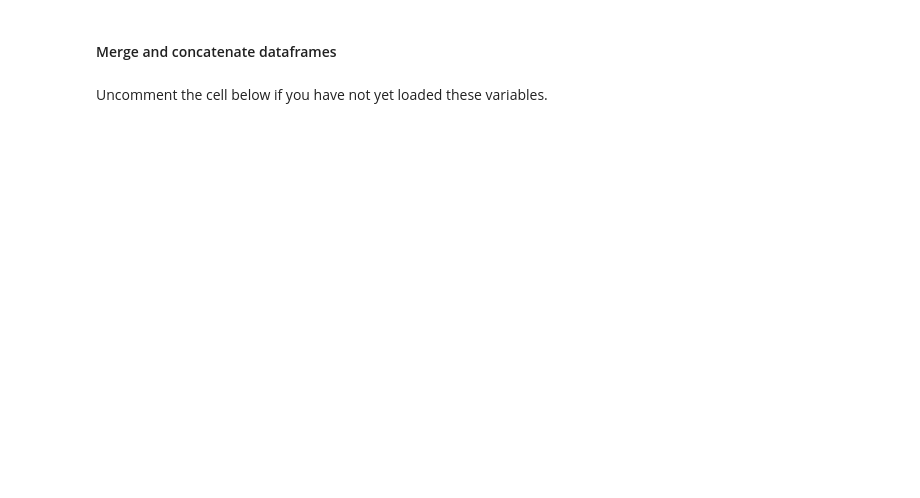
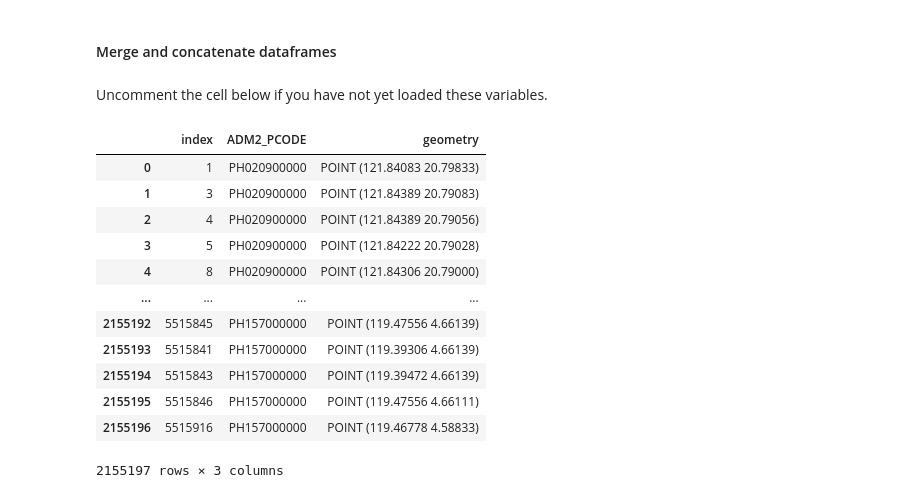
Before and after one commit to thinkingmachines/osm-completeness, a Jupyter notebook: notebooks/1_Methodology.ipynb, the cells around one changed output. Drawn from its saved outputs; the diff is of its cells as text; code cells hidden in the pictures; blank space fills up the shorter version.

```diff
--- a/notebooks/1_Methodology.ipynb
+++ b/notebooks/1_Methodology.ipynb
@@ -380,0 +500,4 @@ phl_pixels_no_buildings_sjoin_adm3.to_file(
+# %%
+phl_adm2 = gpd.read_file(
+    "../download_data/phl_adm_all/phl_admbnda_adm2_psa_namria_20200529.shp"
+)
@@ -380,0 +506,24 @@ phl_pixels_no_buildings_sjoin_adm3.to_file(
+# %%
+phl_pixels_with_buildings_sjoin_adm2 = gpd.sjoin(
+    phl_pixels_with_buildings, phl_adm2, how="left", op="within"
+)
+# %%
+phl_pixels_with_buildings_sjoin_adm2.drop(
+    columns=[
+        "index_right",
+        "Shape_Leng",
+        "Shape_Area",
+        "ADM2_EN",
+        "ADM2_REF",
+        "ADM2ALT1EN",
+        "ADM2ALT2EN",
+        "ADM1_EN",
+        "ADM1_PCODE",
+        "ADM0_EN",
+        "ADM0_PCODE",
+        "date",
+        "validOn",
+        "validTo",
+    ],
+    inplace=True,
+)
@@ -402,0 +588,16 @@ Uncomment the cell below if you have not yet loaded these variables.
+# %%
+phl_pixels_with_buildings_sjoin_adm2.head()
+# %% [output]
+|  | index | ADM2_PCODE | geometry |
+| 0 | 1 | PH020900000 | POINT (121.84083 20.79833) |
+| 1 | 3 | PH020900000 | POINT (121.84389 20.79083) |
+| 2 | 4 | PH020900000 | POINT (121.84389 20.79056) |
+| 3 | 5 | PH020900000 | POINT (121.84222 20.79028) |
+| 4 | 8 | PH020900000 | POINT (121.84306 20.79000) |
+| ... | ... | ... | ... |
+| 2155192 | 5515845 | PH157000000 | POINT (119.47556 4.66139) |
+| 2155193 | 5515841 | PH157000000 | POINT (119.39306 4.66139) |
+| 2155194 | 5515843 | PH157000000 | POINT (119.39472 4.66139) |
+| 2155195 | 5515846 | PH157000000 | POINT (119.47556 4.66111) |
+| 2155196 | 5515916 | PH157000000 | POINT (119.46778 4.58833) |
+2155197 rows × 3 columns
```
Also changed, not shown: parts of 71 cells of this notebook, 2 other files.
